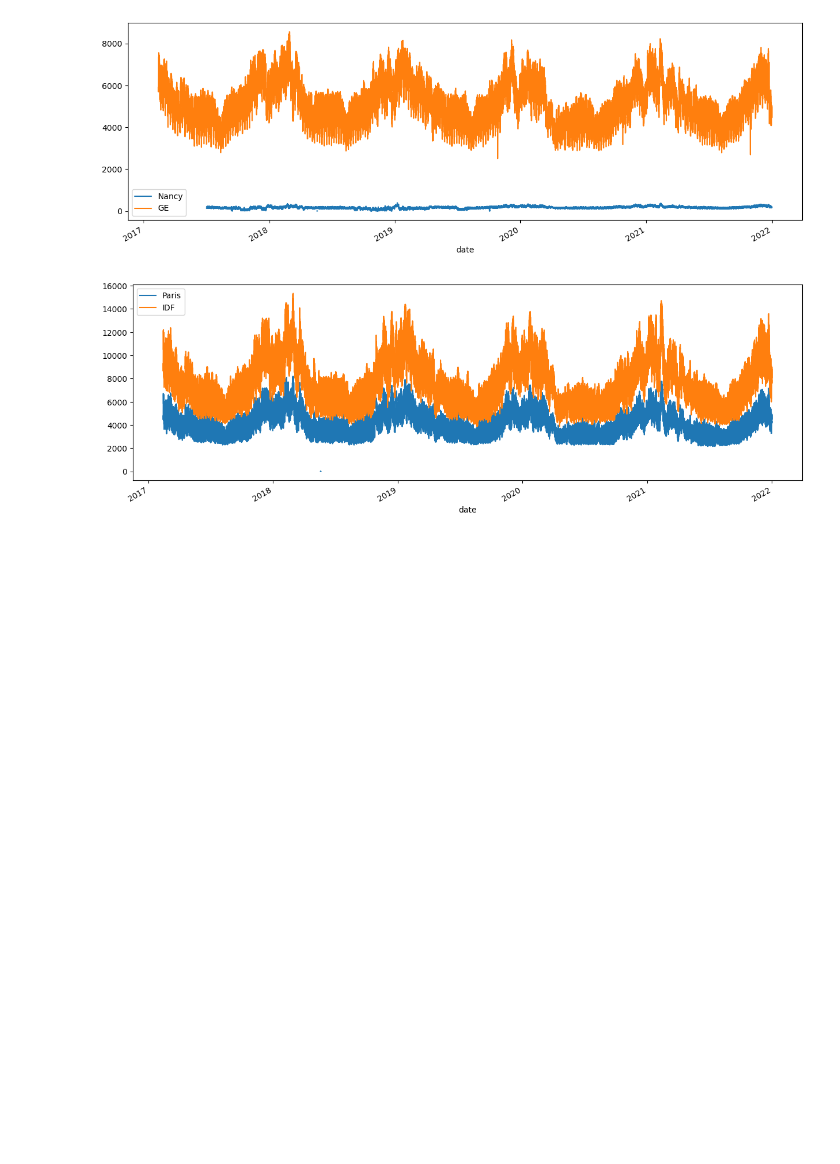
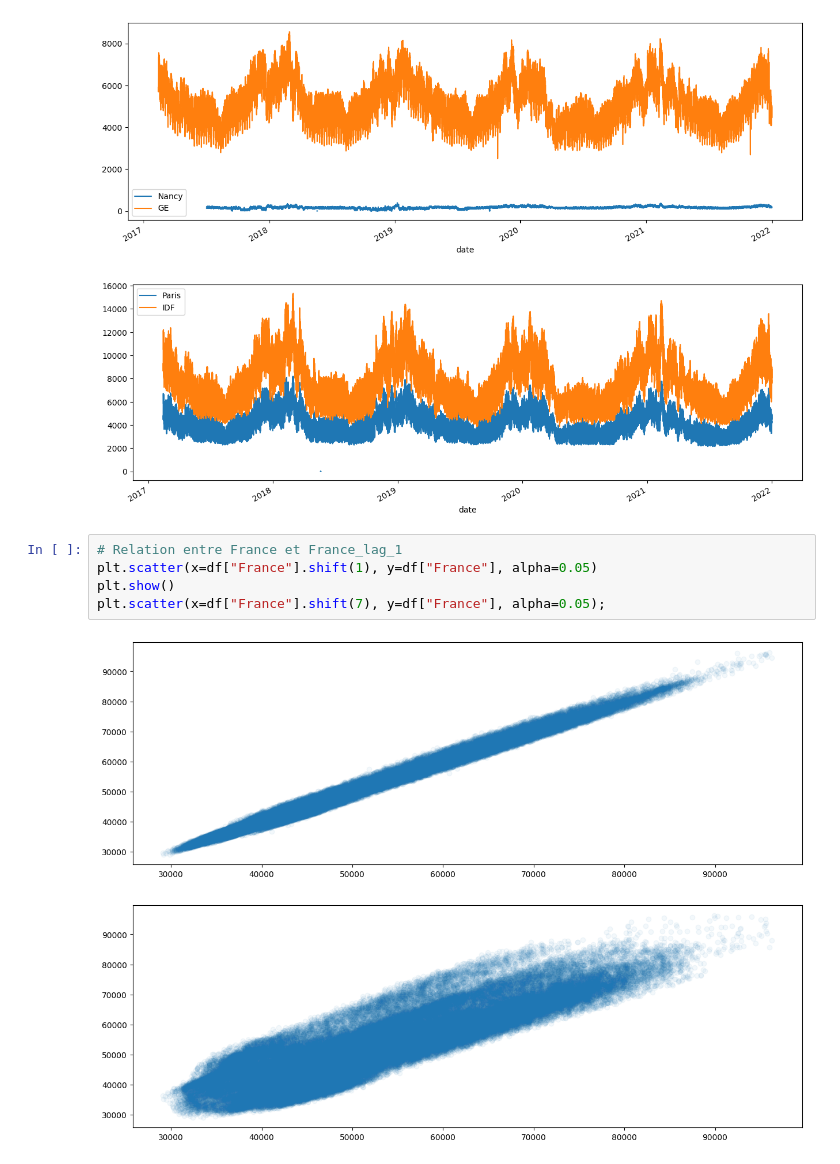
Before and after one commit to Leob000/DL_Challenge, a Jupyter notebook: explo_geo.ipynb, the cells around one changed output. Saved outputs shown, nothing was run; the diff lists cells and outputs as text; blank space fills up the shorter version.

```diff
--- a/explo_geo.ipynb
+++ b/explo_geo.ipynb
@@ -172,3 +160,11 @@ df[["Paris", "IDF"]].plot.line()
 <Axes: xlabel='date'>
 [figure]
 [figure]
+# %%
+# Relation entre France et France_lag_1
+plt.scatter(x=df["France"].shift(1), y=df["France"], alpha=0.05)
+plt.show()
+plt.scatter(x=df["France"].shift(7), y=df["France"], alpha=0.05);
+# %% [output]
+[figure, added]
+[figure, added]
```
Also changed, not shown: parts of 10 cells of this notebook, 2 other files.
